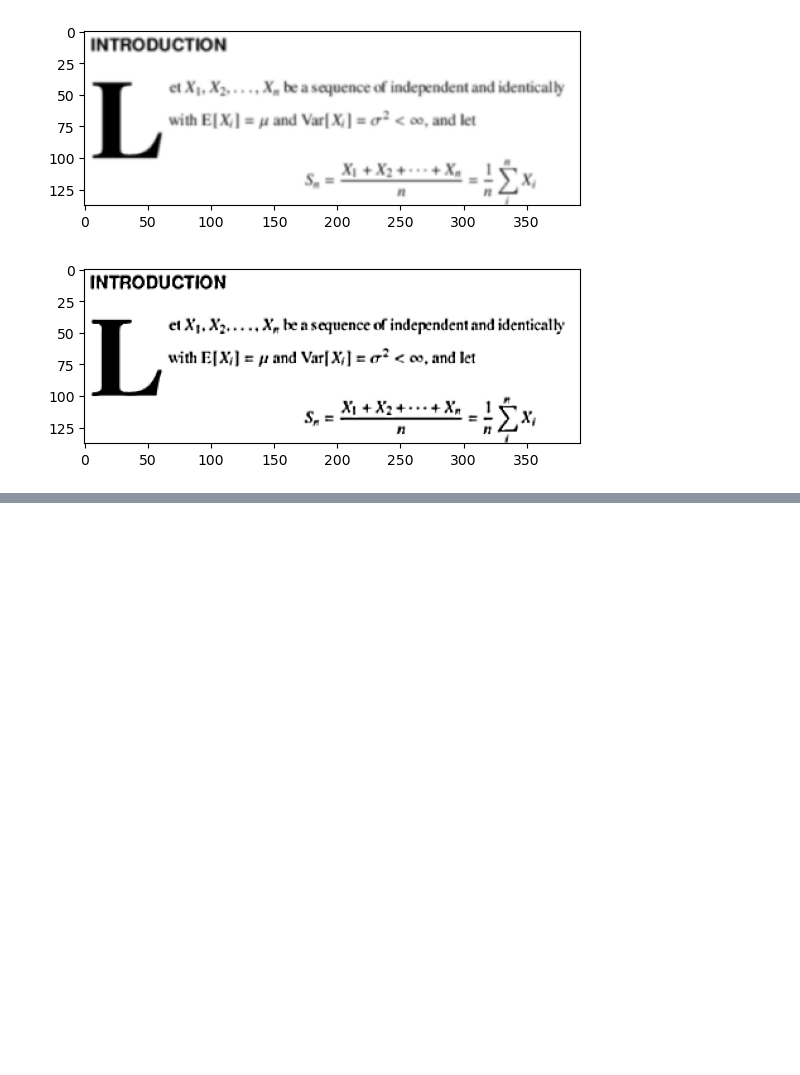
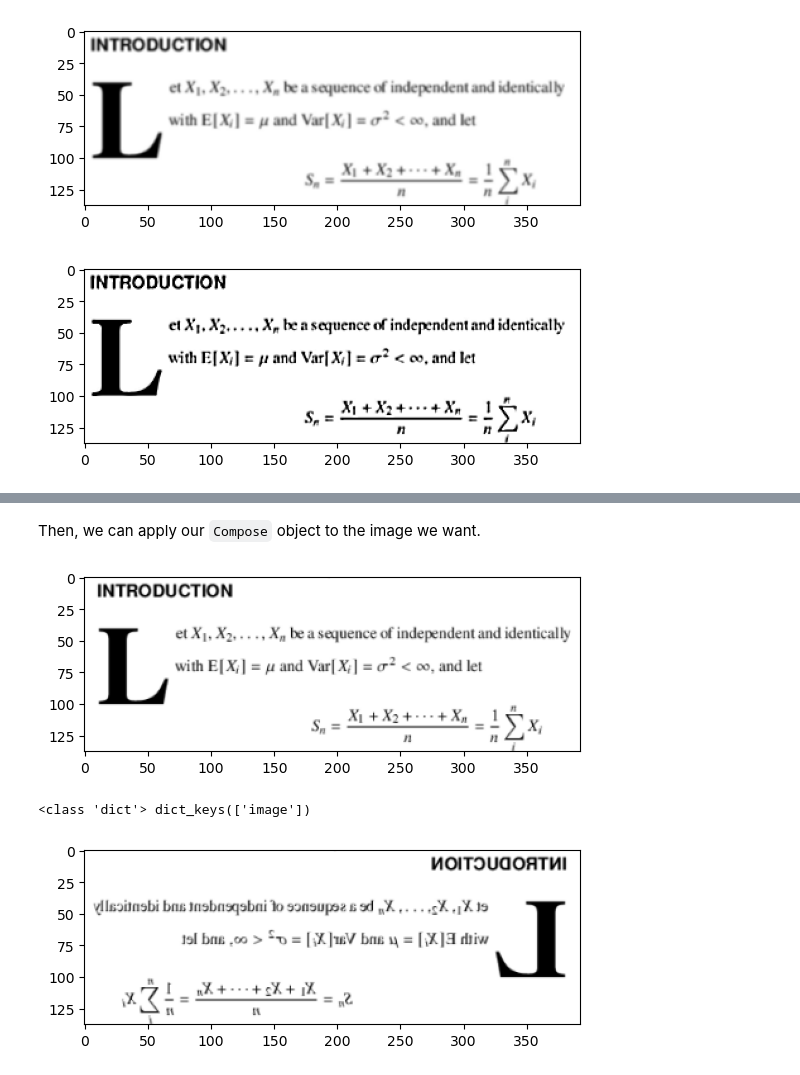
Before and after one commit to GeckSpy/IPdf2Latex, a Jupyter notebook: notebook/datasets/images.ipynb, the cells around one changed output, grey strips where cells are left out. Drawn from its saved outputs; the diff is of its cells as text; code cells hidden in the pictures; blank space fills up the shorter version.

Commit message:
end of image notebook

```diff
--- a/notebook/datasets/images.ipynb
+++ b/notebook/datasets/images.ipynb
@@ -190,0 +214,24 @@ plt.show()
+# %%
+import albumentations as A
+
+transform = A.Compose([
+    A.HorizontalFlip(p=1) # Flip the image with probability 1
+    ])
+# %% [markdown]
+Then, we can apply our `Compose` object to the image we want.
+# %%
+img = plt.imread("images/ex1_original.png")
+plt.imshow(img)
+plt.show()
+
+
+transformed = transform(image=img) # transformed is a dictionnary containing a unique keys
+print(type(transformed), transformed.keys())
+transformed_image = transformed['image']
+
+plt.imshow(transformed_image)
+plt.show()
+# %% [output]
+[figure, added]
+<class 'dict'> dict_keys(['image'])
+[figure, added]
```
Also changed, not shown: parts of 12 cells of this notebook.
